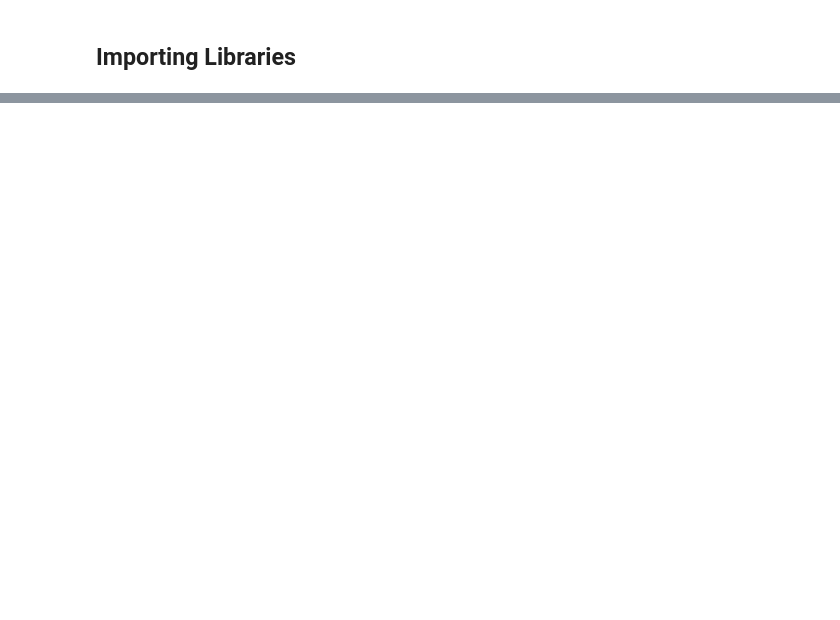
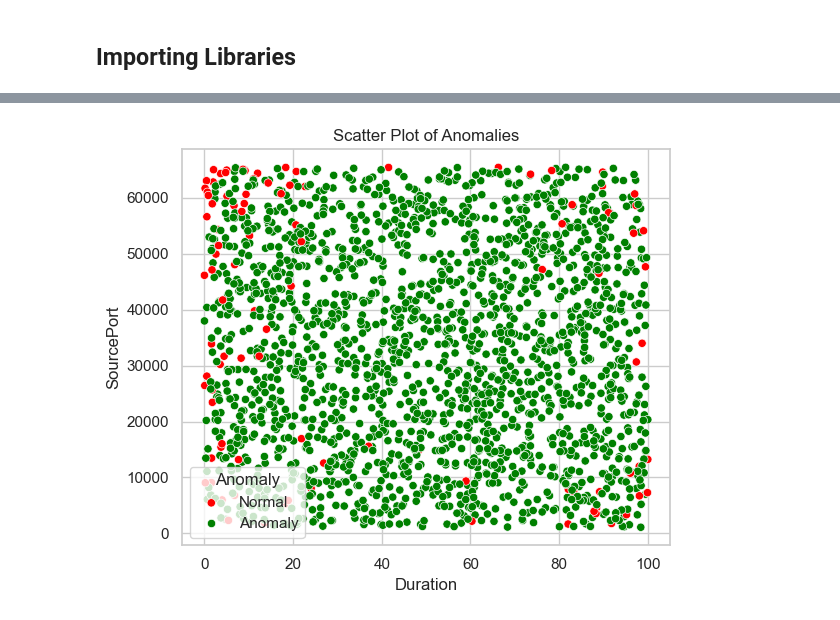
Before and after one commit to anshkedia-04/CSI_PROJECT, a Jupyter notebook: notebooks/anomaly_detection.ipynb, the cells around one changed output, grey strips where cells are left out. Saved outputs shown, nothing was run; the diff lists cells and outputs as text; code cells hidden in the pictures; blank space fills up the shorter version.

```diff
--- a/notebooks/anomaly_detection.ipynb
+++ b/notebooks/anomaly_detection.ipynb
@@ -92,0 +49,11 @@ WARNING:absl:You are saving your model as an HDF5 file via `model.save()` or `ke
+# %%
+numeric_cols = df.select_dtypes(include=[np.number]).columns.tolist()
+if len(numeric_cols) >= 2:
+    plt.figure(figsize=(6, 5))
+    sns.scatterplot(data=df, x=numeric_cols[0], y=numeric_cols[1], hue="anomaly", palette=["green", "red"])
+    plt.title("Scatter Plot of Anomalies")
+    plt.legend(title="Anomaly", labels=["Normal", "Anomaly"])
+    plt.tight_layout()
+    plt.show()
+# %% [output]
+[figure, added]
```
Also changed, not shown: parts of 16 cells of this notebook, 7 other files.
